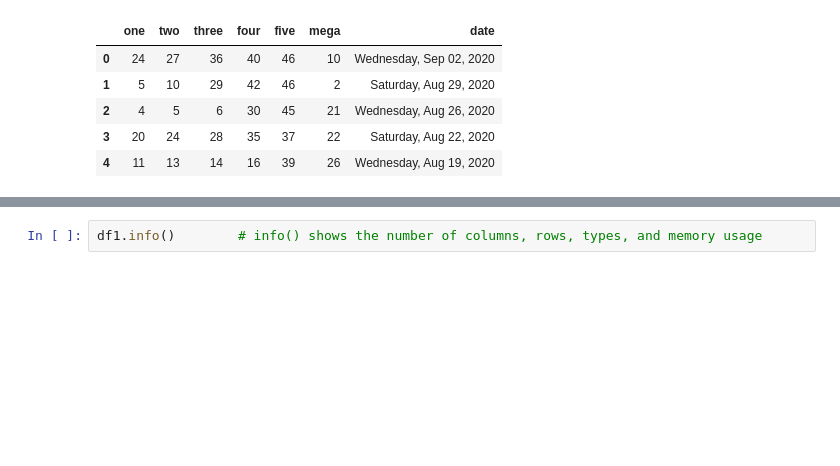
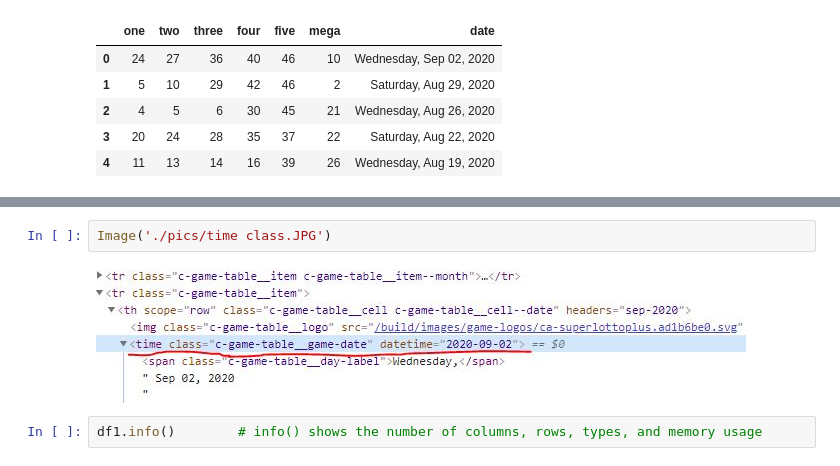
Before and after one commit to kevin4Diamond/Scraping-mining-super, a Jupyter notebook: mineSuper.ipynb, the cells around one changed output, grey strips where cells are left out. Cells and saved outputs as stored; diff of their text form; blank space fills up the shorter version.

```diff
--- a/mineSuper.ipynb
+++ b/mineSuper.ipynb
@@ -58,3 +71,7 @@ df1.head()                       # head.() shows only the first five rows
+# %%
+Image('./pics/time class.JPG')
+# %% [output]
+[figure, added]
 # %%
 df1.info()        # info() shows the number of columns, rows, types, and memory usage
 # %% [output]
```
Also changed, not shown: parts of 4 cells of this notebook.
